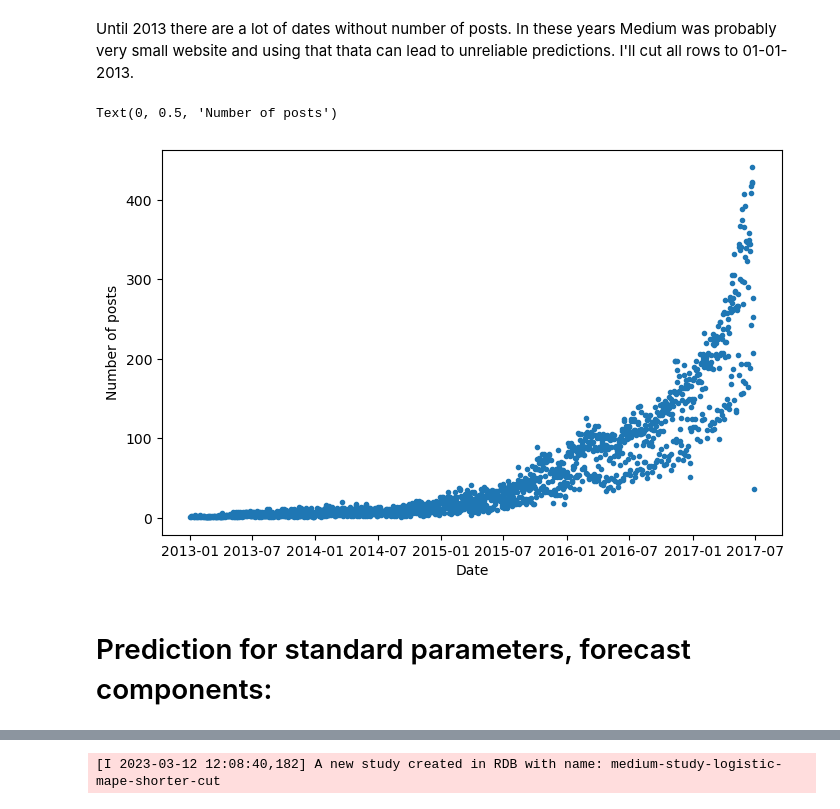
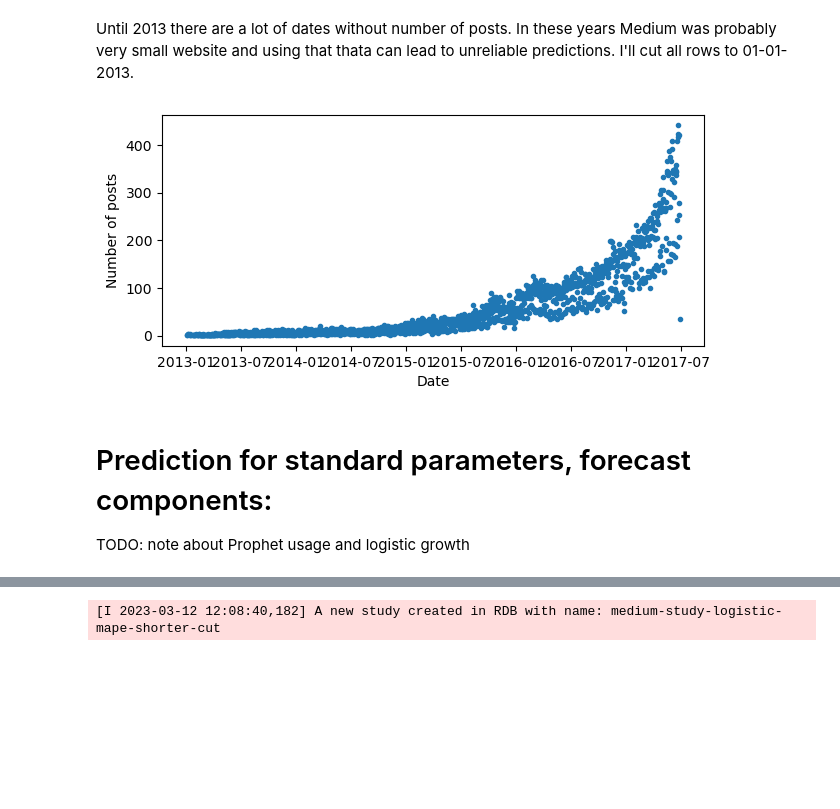
Before and after one commit to jansowa/prophet-examples, a Jupyter notebook: article.ipynb, the cells around one changed output, grey strips where cells are left out. Drawn from its saved outputs; the diff is of its cells as text; code cells hidden in the pictures; blank space fills up the shorter version.

```diff
--- a/article.ipynb
+++ b/article.ipynb
@@ -44,15 +47,16 @@ Until 2013 there are a lot of dates without number of posts. In these years Medi
 # %%
 cut_date = datetime.date(2013, 1, 1)
 df_by_day = df_by_day[df_by_day.ds > cut_date]
-plt.figure(figsize=(8,5))
+plt.figure(figsize=(7,3))
 plt.plot(df_by_day['ds'], df_by_day['y'], '.')
 plt.xlabel("Date")
-plt.ylabel("Number of posts")
+plt.ylabel("Number of posts");
 # %% [output]
-Text(0, 0.5, 'Number of posts')
-[figure, old version]
+[figure, new version]
 # %% [markdown]
 # Prediction for standard parameters, forecast components:
+
+TODO: note about Prophet usage and logistic growth
 # %%
 import logging
 logging.getLogger('cmdstanpy').setLevel(logging.ERROR)
```
Also changed, not shown: parts of 23 cells of this notebook.
